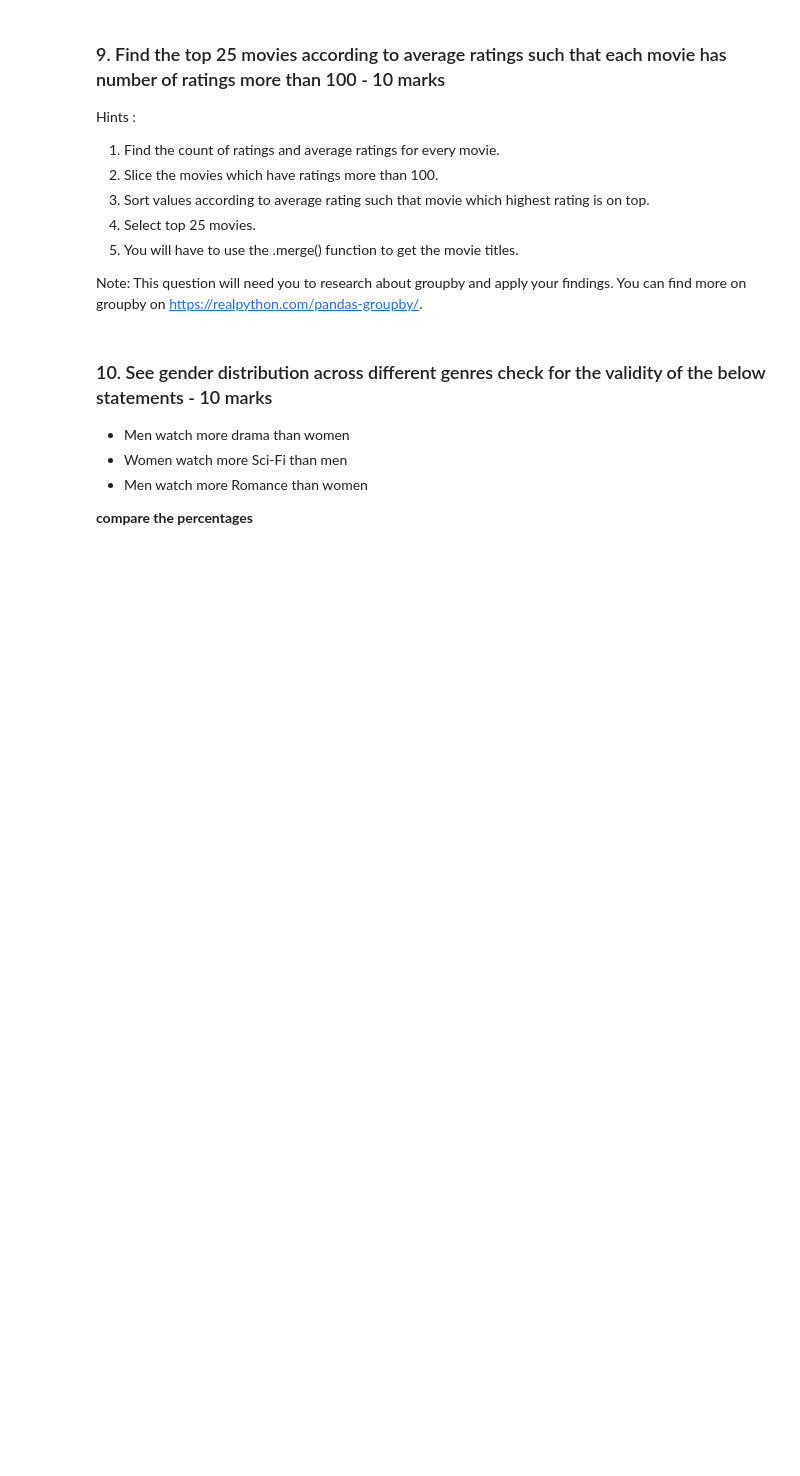
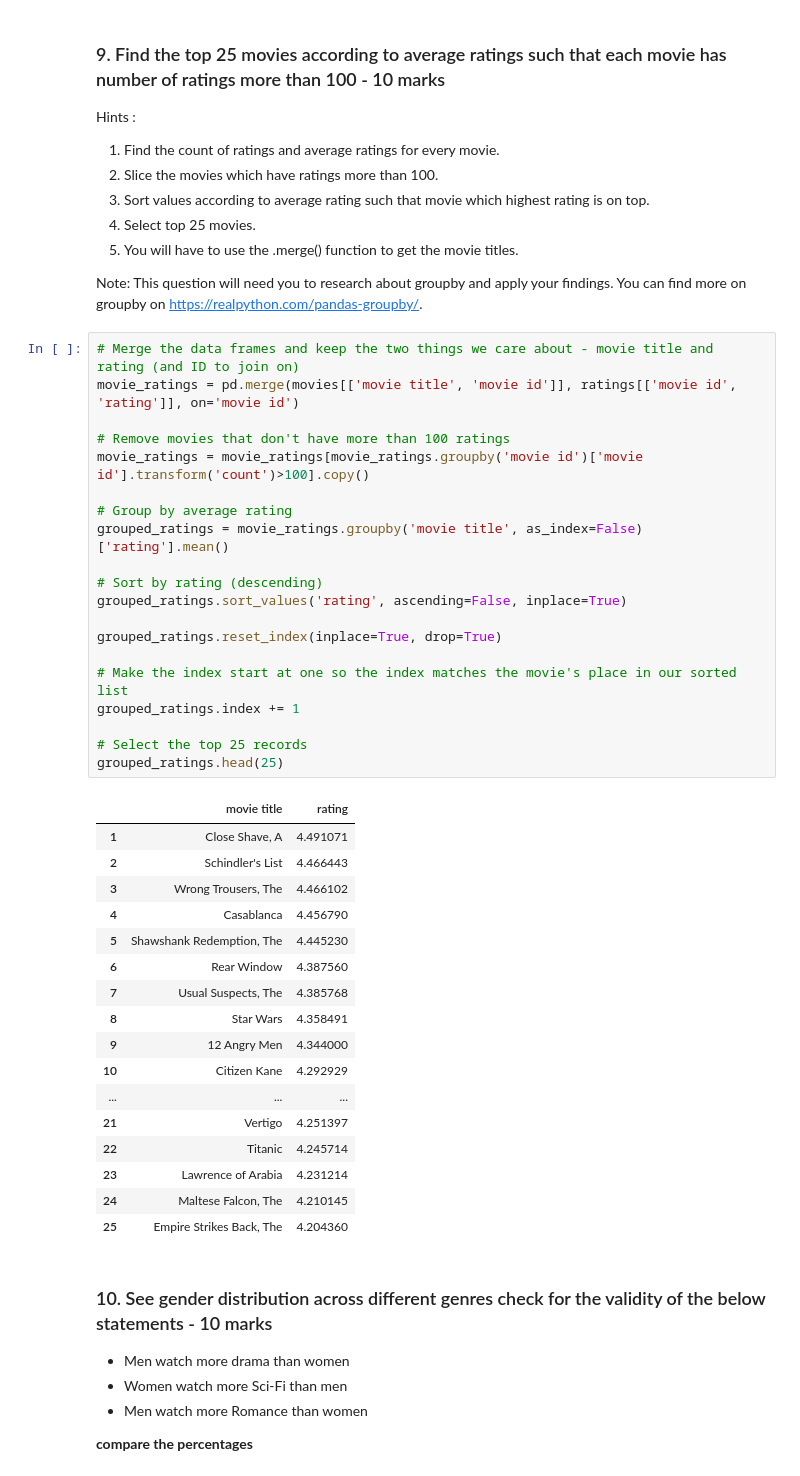
Before and after one commit to pcopley/uta-aiml, a Jupyter notebook: 01 Fundamentals of AIML/04 Project/MovieLens Project Questions.ipynb, the cells around one changed output. Saved outputs shown, nothing was run; the diff lists cells and outputs as text; blank space fills up the shorter version.

```diff
--- a/01 Fundamentals of AIML/04 Project/MovieLens Project Questions.ipynb
+++ b/01 Fundamentals of AIML/04 Project/MovieLens Project Questions.ipynb
@@ -405,6 +426,44 @@ Hints :
 5. You will have to use the .merge() function to get the movie titles.
 
 Note: This question will need you to research about groupby and apply your findings. You can find more on groupby on https://realpython.com/pandas-groupby/.
+# %%
+# Merge the data frames and keep the two things we care about - movie title and rating (and ID to join on)
+movie_ratings = pd.merge(movies[['movie title', 'movie id']], ratings[['movie id', 'rating']], on='movie id')
+
+# Remove movies that don't have more than 100 ratings
+movie_ratings = movie_ratings[movie_ratings.groupby('movie id')['movie id'].transform('count')>100].copy()
+
+# Group by average rating
+grouped_ratings = movie_ratings.groupby('movie title', as_index=False)['rating'].mean()
+
+# Sort by rating (descending)
+grouped_ratings.sort_values('rating', ascending=False, inplace=True)
+
+grouped_ratings.reset_index(inplace=True, drop=True)
+
+# Make the index start at one so the index matches the movie's place in our sorted list
+grouped_ratings.index += 1
+
+# Select the top 25 records
+grouped_ratings.head(25)
+# %% [output]
+|  | movie title | rating |
+| 1 | Close Shave, A | 4.491071 |
+| 2 | Schindler's List | 4.466443 |
+| 3 | Wrong Trousers, The | 4.466102 |
+| 4 | Casablanca | 4.456790 |
+| 5 | Shawshank Redemption, The | 4.445230 |
+| 6 | Rear Window | 4.387560 |
+| 7 | Usual Suspects, The | 4.385768 |
+| 8 | Star Wars | 4.358491 |
+| 9 | 12 Angry Men | 4.344000 |
+| 10 | Citizen Kane | 4.292929 |
+| ... | ... | ... |
+| 21 | Vertigo | 4.251397 |
+| 22 | Titanic | 4.245714 |
+| 23 | Lawrence of Arabia | 4.231214 |
+| 24 | Maltese Falcon, The | 4.210145 |
+| 25 | Empire Strikes Back, The | 4.204360 |
 # %% [markdown]
 ### 10. See gender distribution across different genres check for the validity of the below statements - 10 marks
 
```
Also changed, not shown: parts of 6 cells of this notebook.
